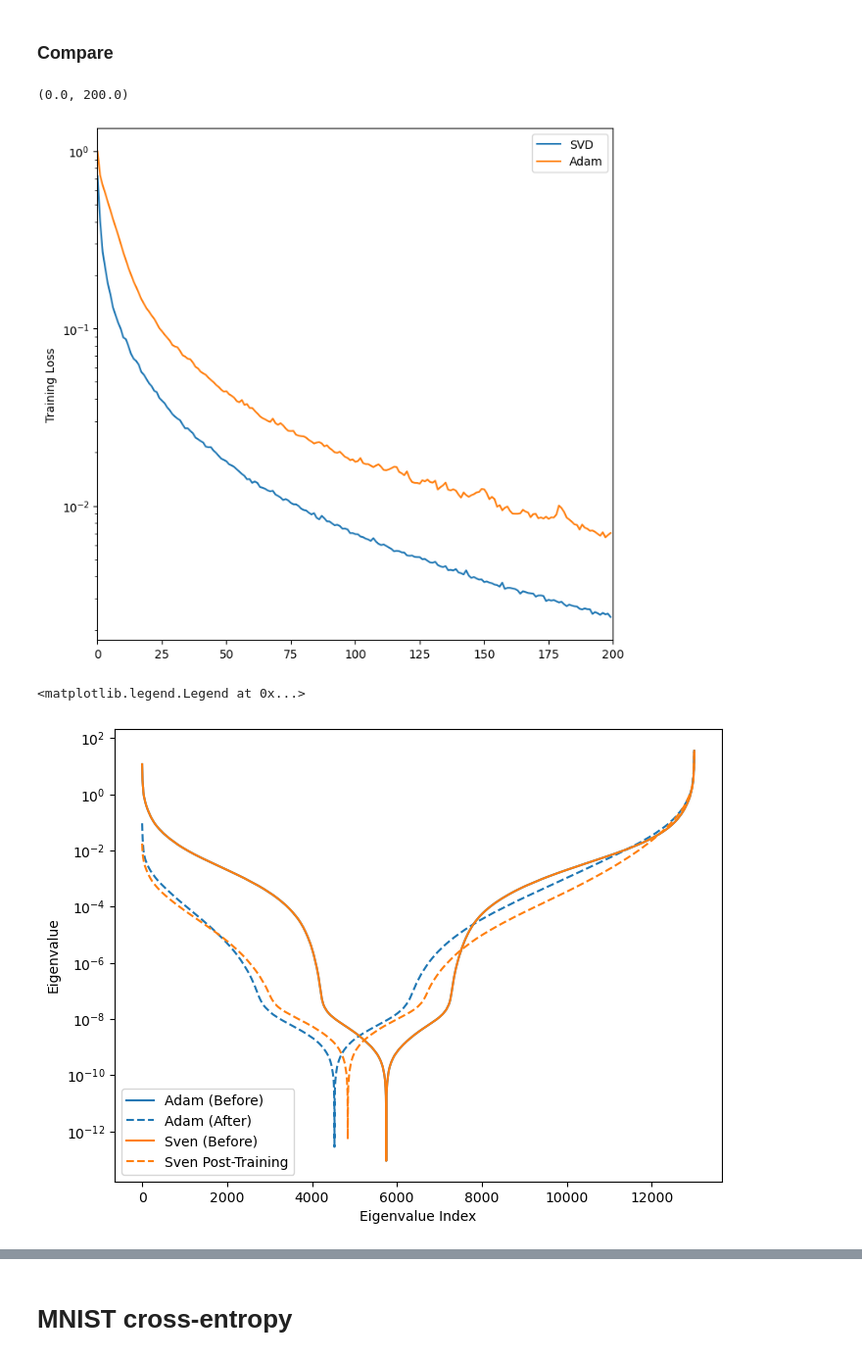
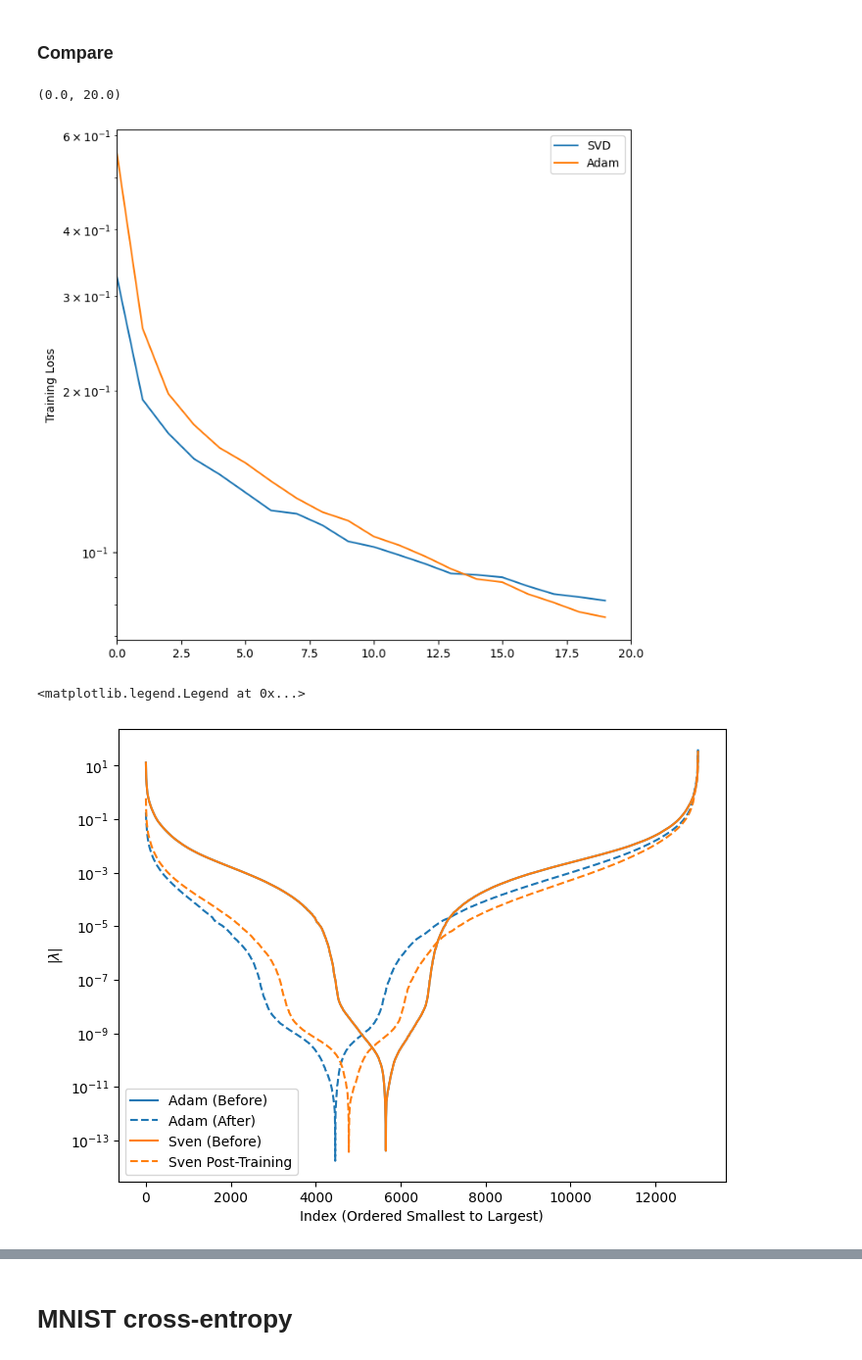
Before and after one commit to sambt/sven-experiments, a Jupyter notebook: notebooks_new/linear_model_hessian.ipynb, the cells around one changed output, grey strips where cells are left out. Shown at 98% size. Saved outputs shown, nothing was run; the diff lists cells and outputs as text; code cells hidden in the pictures.

```diff
--- a/notebooks_new/linear_model_hessian.ipynb
+++ b/notebooks_new/linear_model_hessian.ipynb
@@ -324,7 +531,7 @@ del mlp_base # free memory
 # %%
 LOADER_SEED = 12345
 batch_size = 64
-n_epoch = 200
+n_epoch = 20
 # %% [markdown]
 ### Train Adam
 # %%
@@ -372,23 +594,35 @@ LR_SVD = 0.5
 RTOL = 1e-3
 K = 64
 
+torch.cuda.empty_cache()
 
 model_svd = SvenWrapper(model_svd, loss_fn, device=device)
-optimizer = Sven(model_svd,lr=LR_SVD,k=K,rtol=RTOL,track_svd_info=True,svd_mode='randomized', use_rmsprop=False)
+optimizer_sven = Sven(model_svd,lr=LR_SVD,k=K,rtol=RTOL,track_svd_info=True,svd_mode='randomized', use_rmsprop=False)
 
 train_loader = DataLoader(train_dataset, batch_size=batch_size, shuffle=True, generator=torch.Generator().manual_seed(LOADER_SEED))
 test_loader = DataLoader(val_dataset, batch_size=256, shuffle=False)
 
 x_pre_sven, y_pre_sven = train_dataset[torch.randperm(len(train_dataset),generator=torch.Generator().manual_seed(12345))[:5000]]
-H_pre_sven = get_hessian_sven(model_svd, x_pre_sven.to(device), y_pre_sven.to(device))
-eigs_pre_sven = torch.linalg.eigvalsh(H_pre_sven)
-del H_pre_sven
+H_pre_sven, G_pre_sven = get_hessian_sven(model_svd, x_pre_sven.to(device), y_pre_sven.to(device))
+eigs_pre_sven, V_pre_sven = torch.linalg.eigh(H_pre_sven)
+VG_dots_pre_sven = V_pre_sven.T @ G_pre_sven / torch.linalg.norm(G_pre_sven, ord=2)
+del H_pre_sven, V_pre_sven, G_pre_sven
+eigs_pre_sven = eigs_pre_sven.detach().cpu().numpy()
+VG_dots_pre_sven = VG_dots_pre_sven.detach().cpu().numpy()
 
-model_svd, losses_svd, optimizer = train_loop_svd(model_svd,optimizer,loss_fn,train_loader,test_loader,n_epoch,device,track_acc=True)
-svd_info = optimizer.svd_info
+model_svd, losses_svd, optimizer_sven = train_loop_svd(model_svd,optimizer_sven,loss_fn,train_loader,test_loader,n_epoch,device,track_acc=True)
+svd_info = optimizer_sven.svd_info
 
 x_post_sven, y_post_sven = train_dataset[torch.randperm(len(train_dataset),generator=torch.Generator().manual_seed(12345))[:5000]]
-H_post_sven = get_hessian_sven(model_svd, x_post_sven.to(device), y_post_sven.to(device))
-eigs_post_sven = torch.linalg.eigvalsh(H_post_sven)
-del H_post_sven
+H_post_sven, G_post_sven = get_hessian_sven(model_svd, x_post_sven.to(device), y_post_sven.to(device))
+eigs_post_sven, V_post_sven = torch.linalg.eigh(H_post_sven)
+VG_dots_post_sven = V_post_sven.T @ G_post_sven / torch.linalg.norm(G_post_sven, ord=2)
+
+# Compute candidate Sven step alignment before releasing V_post_sven
+step_sven = get_avg_sven_step(model_svd, optimizer_sven, train_dataset, n_batches=8, batch_size=batch_size, seed=42)
+VS_dots_post_sven = compute_step_alignment(V_post_sven, step_sven, device)
+
+del H_post_sven, G_post_sven, V_post_sven
+eigs_post_sven = eigs_post_sven.detach().cpu().numpy()
+VG_dots_post_sven = VG_dots_post_sven.detach().cpu().numpy()
 # %% [output]
@@ -403,22 +639,22 @@ plt.plot(losses_adam['train'],label='Adam')
 plt.legend()
 plt.ylabel("Training Loss")
 plt.yscale('log')
-plt.xlim([0,200])
+plt.xlim([0,20])
 # %% [output]
-(0.0, 200.0)
+(0.0, 20.0)
-[figure, old version]
+[figure, new version]
 # %%
 plt.figure(figsize=(8,6))
-plt.plot(np.abs(eigs_pre.numpy()), label='Adam (Before)',color='C0')
-plt.plot(np.abs(eigs_post.numpy()), label='Adam (After)',color='C0',linestyle='--')
-plt.plot(np.abs(eigs_pre_sven.numpy()), label='Sven (Before)',color='C1')
-plt.plot(np.abs(eigs_post_sven.numpy()), label='Sven Post-Training',color='C1',linestyle='--')
-plt.xlabel("Eigenvalue Index")
-plt.ylabel("Eigenvalue")
+plt.plot(np.abs(eigs_pre), label='Adam (Before)',color='C0')
+plt.plot(np.abs(eigs_post), label='Adam (After)',color='C0',linestyle='--')
+plt.plot(np.abs(eigs_pre_sven), label='Sven (Before)',color='C1')
+plt.plot(np.abs(eigs_post_sven), label='Sven Post-Training',color='C1',linestyle='--')
+plt.xlabel("Index (Ordered Smallest to Largest)")
+plt.ylabel("$|\\lambda|$")
 plt.yscale('log')
 plt.legend()
 # %% [output]
 <matplotlib.legend.Legend at 0x...>
-[figure, old version]
+[figure, new version]
 # %%
 plt.figure(figsize=(8,6))
```
Also changed, not shown: parts of 68 cells of this notebook, 1 other file.
